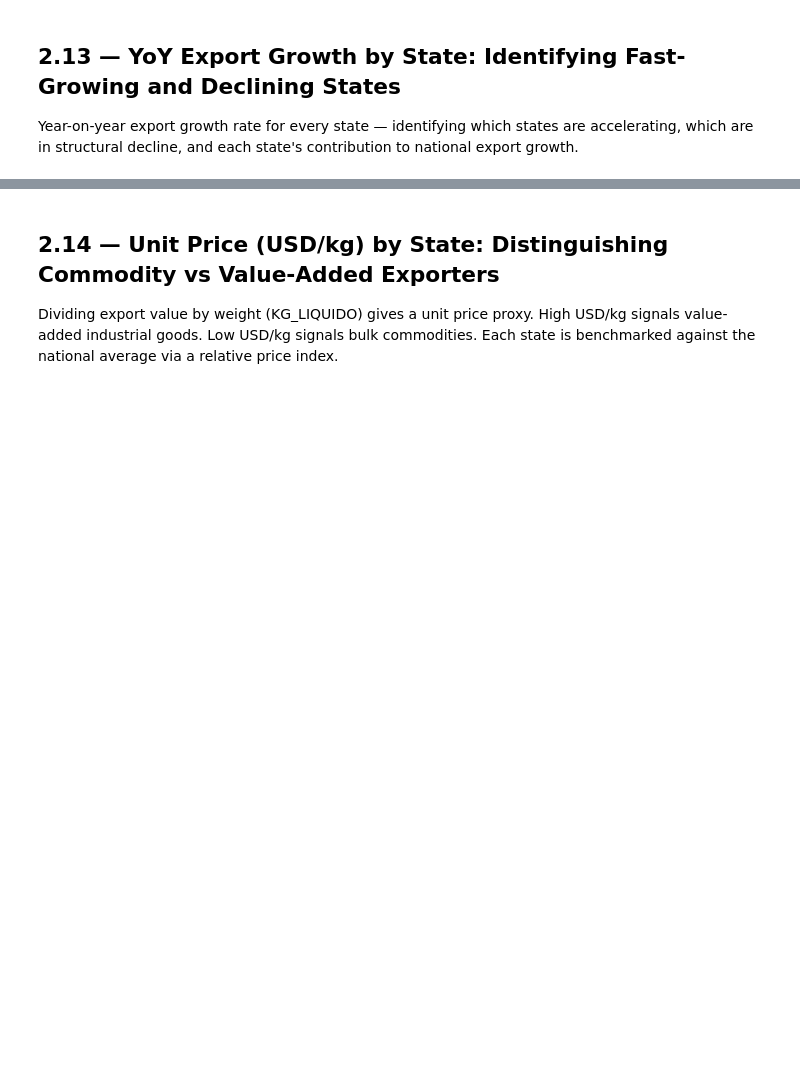
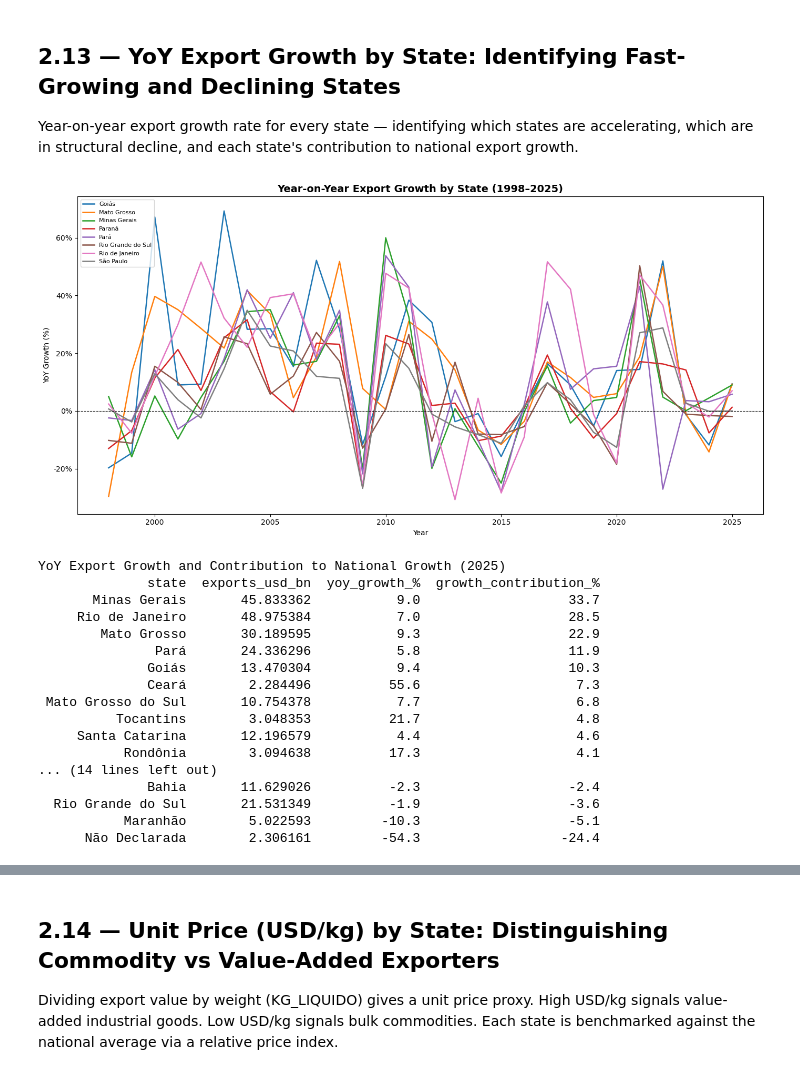
Before and after one commit to Eduardo-kohn/brazil-state-trade-analysis, a Jupyter notebook: SRC/Analysis/step2_state_competitiveness.ipynb, the cells around one changed output, grey strips where cells are left out. Drawn from its saved outputs; the diff is of its cells as text; code cells hidden in the pictures; blank space fills up the shorter version.

```diff
--- a/SRC/Analysis/step2_state_competitiveness.ipynb
+++ b/SRC/Analysis/step2_state_competitiveness.ipynb
@@ -2869,62 +2976,49 @@ df_yoy['yoy_growth_%'] = (
 ## National delta per year for contribution calculation
 df_yoy['delta_state']    = df_yoy.groupby('uf')['exports_usd'].diff()
 national_delta = df_yoy.groupby('year')['exports_usd'].sum().diff().rename('delta_national')
 df_yoy = df_yoy.join(national_delta, on='year')
 df_yoy['growth_contribution_%'] = (df_yoy['delta_state'] / df_yoy['delta_national'] * 100).round(1)
 
 ## Plot YoY growth for top 8 states
 top8 = df_state.head(8)['state'].tolist()
 df_yoy_plot = df_yoy[df_yoy['state'].isin(top8) & df_yoy['yoy_growth_%'].notna()]
 df_yoy_pivot = df_yoy_plot.pivot(index='year', columns='state', values='yoy_growth_%').fillna(0)
 
 fig, ax = plt.subplots(figsize=(14, 7))
 for state in df_yoy_pivot.columns:
     ax.plot(df_yoy_pivot.index, df_yoy_pivot[state], label=state, linewidth=1.8)
 ax.axhline(y=0, color='black', linewidth=0.8, linestyle='--')
 ax.set_title(f'Year-on-Year Export Growth by State (1998\u2013{MAX_YEAR})', fontsize=14, fontweight='bold')
 ax.set_xlabel('Year')
 ax.set_ylabel('YoY Growth (%)')
 ax.yaxis.set_major_formatter(mticker.FormatStrFormatter('%.0f%%'))
 ax.legend(loc='upper left', fontsize=8)
 plt.tight_layout()
 plt.savefig('output_2_16_yoy_growth.png', dpi=150)
 plt.show()
 
 ## Summary table for MAX_YEAR
 df_latest_yoy = df_yoy[df_yoy['year'] == MAX_YEAR][[
     'state', 'exports_usd_bn', 'yoy_growth_%', 'growth_contribution_%'
 ]].sort_values('growth_contribution_%', ascending=False)
 print(f'\nYoY Export Growth and Contribution to National Growth ({MAX_YEAR})')
 print(df_latest_yoy.to_string(index=False))
-
-### National Context
-
-Total national export growth in 2025 was modest — the contribution percentages sum to approximately zero net (positive contributions roughly offset by negative ones), suggesting national exports were broadly flat in 2025 relative to 2024.
-
-### The Growth Drivers
-
-**Ceará (+55.6% YoY, +7.3pp contribution)** — the fastest-growing state in 2025 by growth rate, and the most striking finding in this cell. A 55.6% YoY increase from a \$2.28bn base is substantial and likely reflects the CSP steel plant ramping to full production capacity combined with increased steel demand from North American and European markets. This is the first year Ceará appears as a significant contributor to national export growth.
-
-**Minas Gerais (+9.0%, +33.7pp contribution)** — the largest absolute contribution to national growth despite a moderate growth rate. Iron ore and coffee export value recovery drove the largest single-state contribution. Minas Gerais accounts for a third of Brazil's entire export growth in 2025.
-
-**Rio de Janeiro (+7.0%, +28.5pp contribution)** — pre-salt oil production expansion and elevated oil prices drove the second largest national contribution. Together Minas Gerais and Rio de Janeiro account for over 60% of Brazil's entire 2025 export growth.
-
-**Mato Grosso (+9.3%, +22.9pp)** — continued soybean and corn expansion through the MATOPIBA frontier.
-
-**Tocantins (+21.7%, +4.8pp) and Rondônia (+17.3%, +4.1pp)** — both small states growing rapidly from a small base, driven by agricultural frontier expansion.
-
-### The Decliners
-
-**Não Declarada (-54.3%, -24.4pp)** — the largest negative contribution is a data quality artefact. The sharp decline in undeclared state transactions likely reflects improved recording practices rather than a genuine economic decline.
-
-**Maranhão (-10.3%, -5.1pp)** — the largest genuine negative contribution. Maranhão's decline in 2025 likely reflects a normalisation of soybean export values after the Russia-Ukraine food price peak in 2022–2023.
-
-**Rio Grande do Sul (-1.9%, -3.6pp)** — modest decline from a large base. Soybean price normalisation and competitive pressure from Argentine agricultural recovery likely contributed.
-
-**Bahia (-2.3%, -2.4pp) and Espírito Santo (-2.1%, -2.0pp)** — both commodity states experiencing price cycle normalisation.
-
-**São Paulo (-0.0%, -0.2pp)** — effectively flat, which for Brazil's largest exporter represents a loss of relative position.
-
-**Roraima (-23.3%)** — large percentage decline from a very small base — statistical noise rather than structural change.
-
-> ⚠️ *Ceará's 55.6% YoY growth in 2025 is the most analytically significant single-state finding in the growth data. If driven by the CSP steel plant reaching full capacity, it represents a structural step-change in Ceará's export base rather than a cyclical fluctuation. This should be confirmed with NCM-level data in Step 5.*
+# %% [output]
+[figure, added]
+YoY Export Growth and Contribution to National Growth (2025)
+              state  exports_usd_bn  yoy_growth_%  growth_contribution_%
+       Minas Gerais       45.833362           9.0                   33.7
+     Rio de Janeiro       48.975384           7.0                   28.5
+        Mato Grosso       30.189595           9.3                   22.9
+               Pará       24.336296           5.8                   11.9
+              Goiás       13.470304           9.4                   10.3
+              Ceará        2.284496          55.6                    7.3
+ Mato Grosso do Sul       10.754378           7.7                    6.8
+          Tocantins        3.048353          21.7                    4.8
+     Santa Catarina       12.196579           4.4                    4.6
+           Rondônia        3.094638          17.3                    4.1
+... (14 lines left out)
+              Bahia       11.629026          -2.3                   -2.4
+  Rio Grande do Sul       21.531349          -1.9                   -3.6
+           Maranhão        5.022593         -10.3                   -5.1
+      Não Declarada        2.306161         -54.3                  -24.4
```
Also changed, not shown: parts of 20 cells of this notebook, 1 other file.
